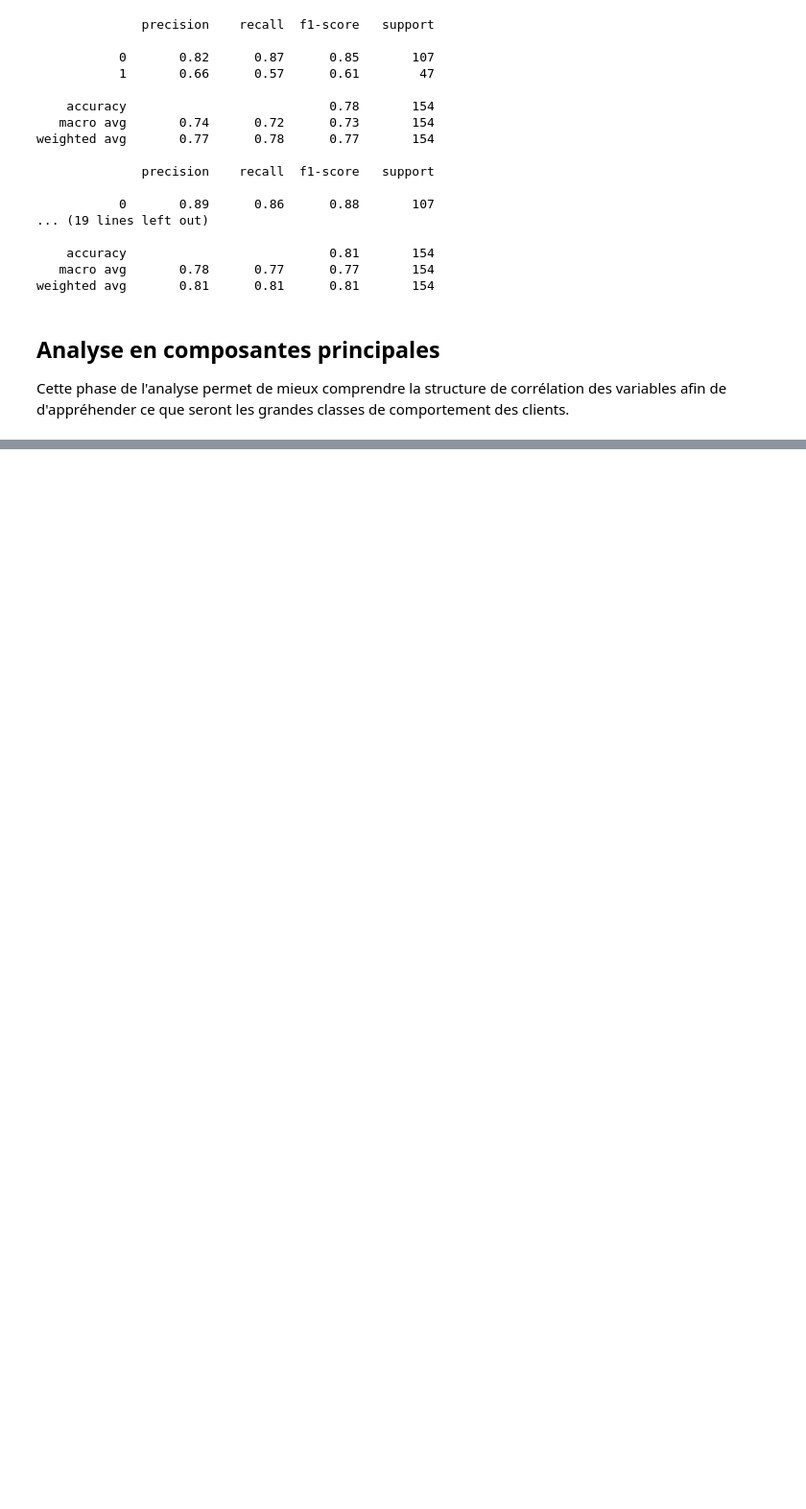
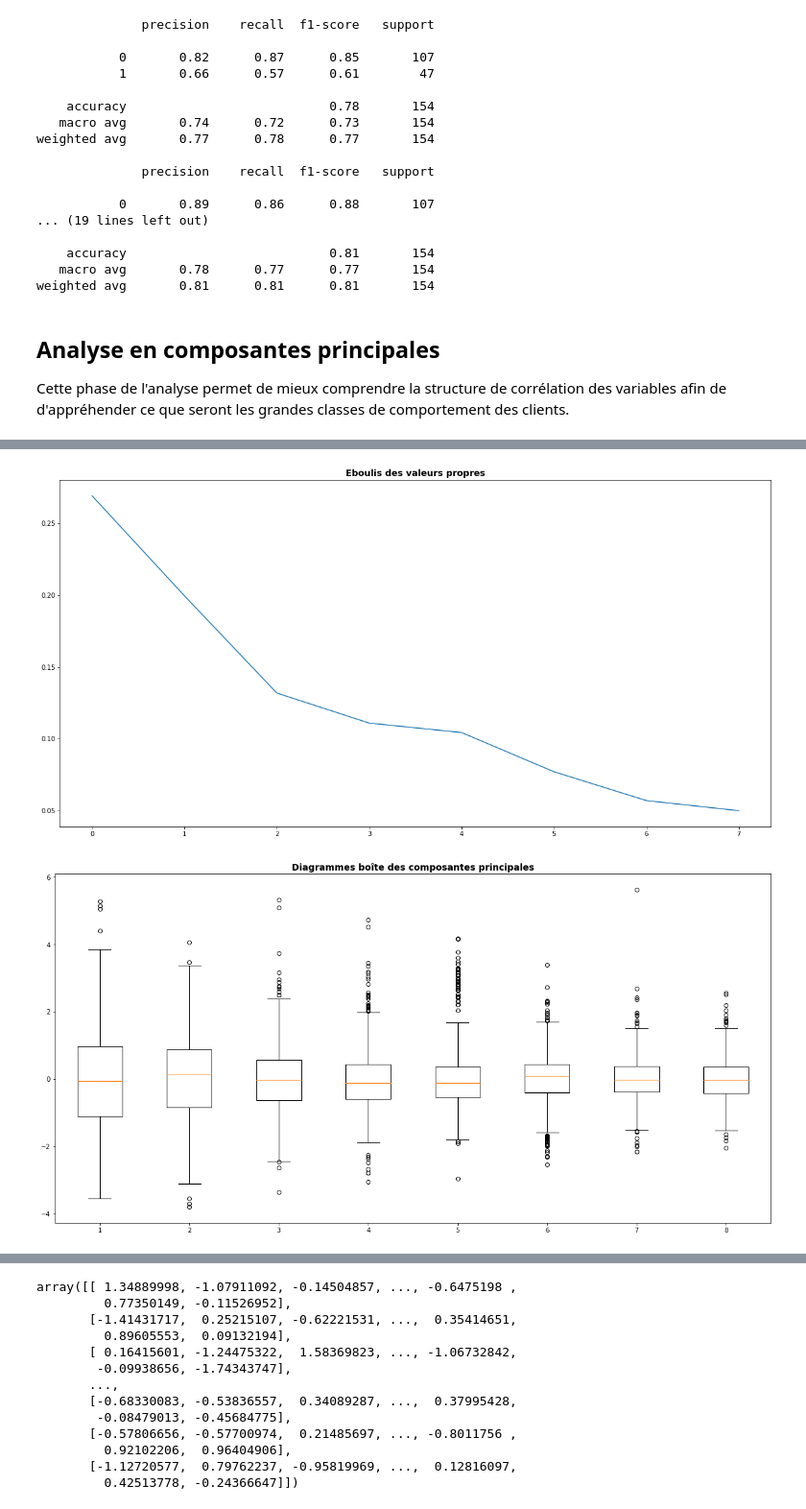
Before and after one commit to Abdelrazak-sakhri/diabete, a Jupyter notebook: Projet_diabete_Lamine_Mourad_Abdel.ipynb, the cells around one changed output, grey strips where cells are left out. Shown at 96% size. Cells and saved outputs as stored; diff of their text form; code cells hidden in the pictures; blank space fills up the shorter version.

```diff
--- a/Projet_diabete_Lamine_Mourad_Abdel.ipynb
+++ b/Projet_diabete_Lamine_Mourad_Abdel.ipynb
@@ -465,15 +483,3 @@ weighted avg       0.81      0.81      0.81       154
 # %% [markdown]
 ## Analyse en composantes principales
 Cette phase de l'analyse permet de mieux comprendre la structure de corrélation des variables afin de d'appréhender ce que seront les grandes classes de comportement des clients.
-# %%
-from sklearn.decomposition import PCA
-from sklearn.preprocessing import scale
-# définition de la commande
-pca = PCA()
-# Sélection des variables quantitatives
-dat=df_median[["Pregnancies",  "Glucose",  "BloodPressure",  "SkinThickness",  "Insulin", "BMI", "DiabetesPedigreeFunction",  "Age"]]
-# réduction
-data = pd.DataFrame(scale(dat),columns=dat.columns)
-# composantes principales
-C = pca.fit(data).transform(data)
-C
@@ -512,7 +485,0 @@ plt.show()
-# %%
-plt.figure(figsize=(10,8))
-for i, j, nom in zip(C[:,0], C[:,1], df_median['Outcome']):
-    color = "red" if nom == 0 else "blue"
-    plt.text(i, j, nom, color=color)
-plt.axis((-6,7.5,-5,6))
-plt.show()
@@ -795,0 +550,5 @@ sns.countplot(data=df_median,x='Insulin',hue='Outcome',palette='gist_rainbow',ax
+# %%
+fit_pca(df_median)
+# %% [output]
+[figure, added]
+[figure, added]
@@ -795,0 +558,13 @@ sns.countplot(data=df_median,x='Insulin',hue='Outcome',palette='gist_rainbow',ax
+array([[ 1.34889998, -1.07911092, -0.14504857, ..., -0.6475198 ,
+         0.77350149, -0.11526952],
+       [-1.41431717,  0.25215107, -0.62221531, ...,  0.35414651,
+         0.89605553,  0.09132194],
+       [ 0.16415601, -1.24475322,  1.58369823, ..., -1.06732842,
+        -0.09938656, -1.74343747],
+       ...,
+       [-0.68330083, -0.53836557,  0.34089287, ...,  0.37995428,
+        -0.08479013, -0.45684775],
+       [-0.57806656, -0.57700974,  0.21485697, ..., -0.8011756 ,
+         0.92102206,  0.96404906],
+       [-1.12720577,  0.79762237, -0.95819969, ...,  0.12816097,
+         0.42513778, -0.24366647]])
```
Also changed, not shown: parts of 37 cells of this notebook.
